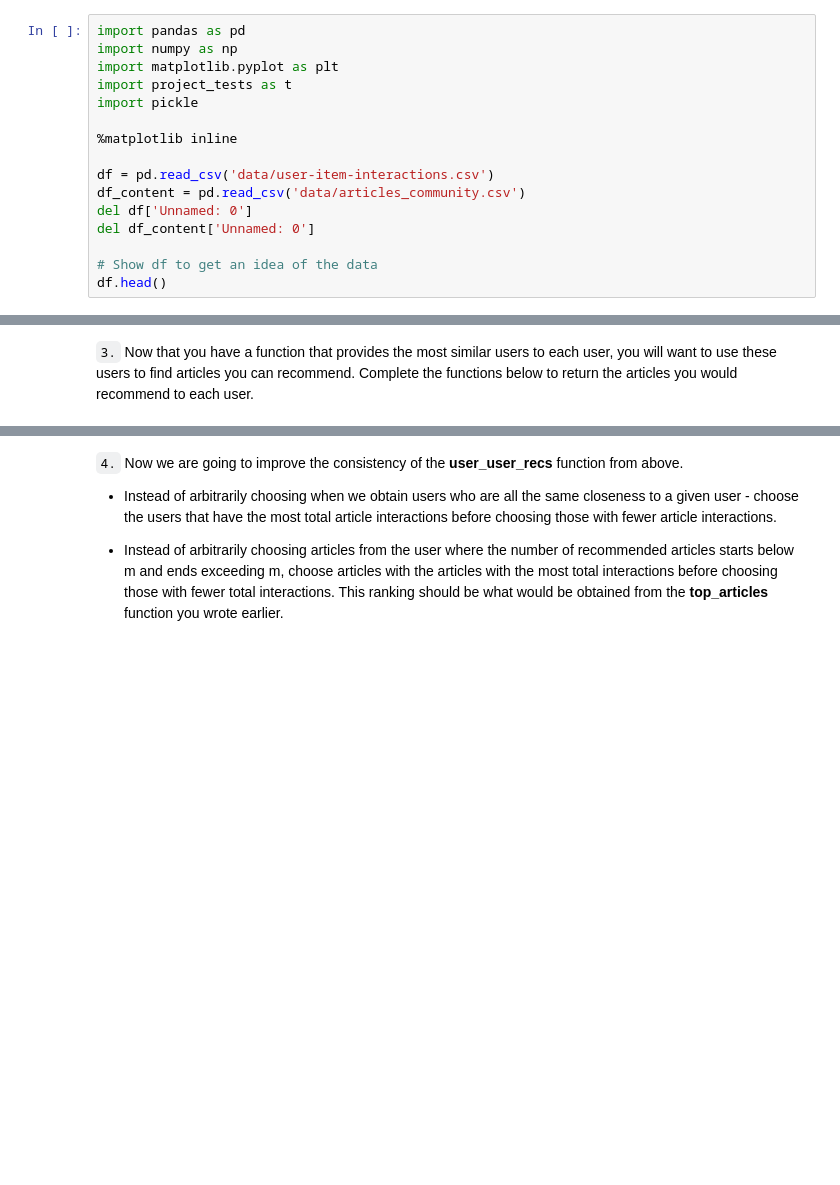
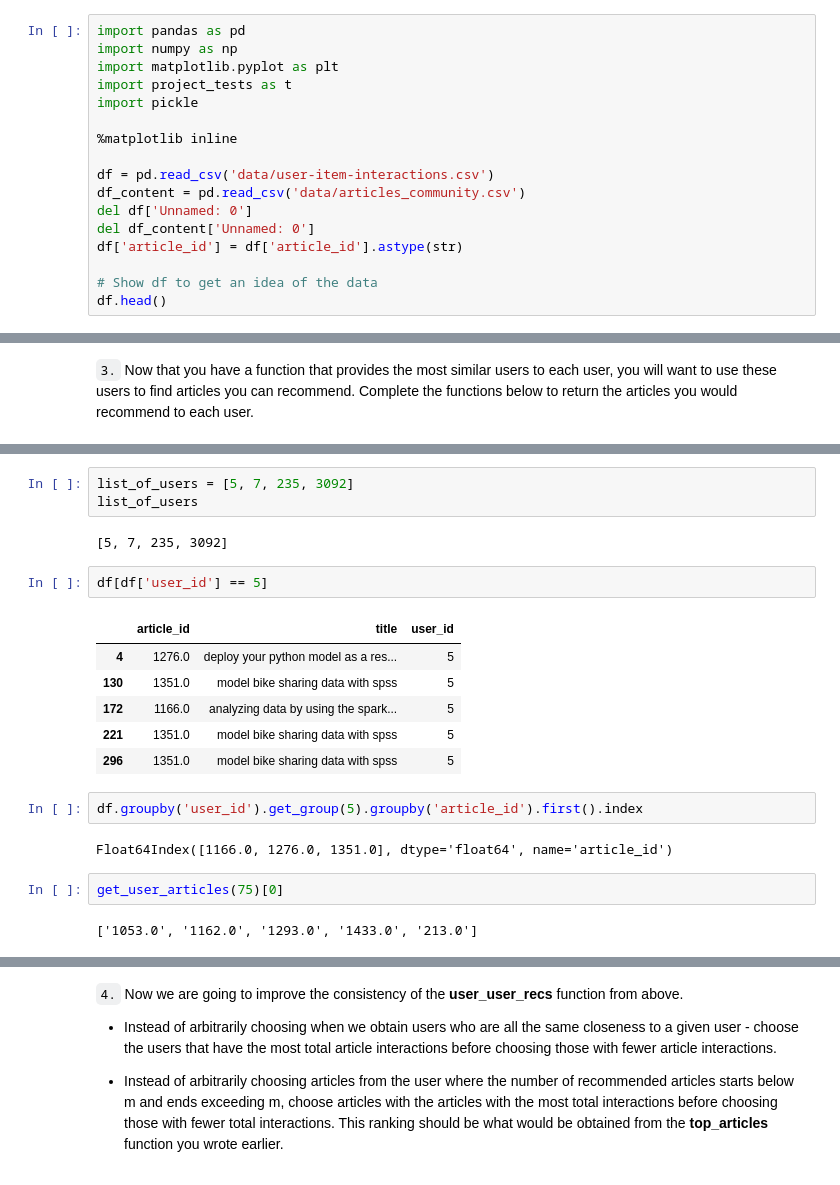
Before and after one commit to manifolded/right-article-right-reader, a Jupyter notebook: Recommendations_with_IBM.ipynb, the cells around one changed output, grey strips where cells are left out. Cells and saved outputs as stored; diff of their text form; blank space fills up the shorter version.

```diff
--- a/Recommendations_with_IBM.ipynb
+++ b/Recommendations_with_IBM.ipynb
@@ -32,6 +32,7 @@ df = pd.read_csv('data/user-item-interactions.csv')
 df_content = pd.read_csv('data/articles_community.csv')
 del df['Unnamed: 0']
 del df_content['Unnamed: 0']
+df['article_id'] = df['article_id'].astype(str)
 
 # Show df to get an idea of the data
 df.head()
@@ -453,0 +602,22 @@ def user_user_recs(user_id, m=10):
+# %%
+list_of_users = [5, 7, 235, 3092]
+list_of_users
+# %% [output]
+[5, 7, 235, 3092]
+# %%
+df[df['user_id'] == 5]
+# %% [output]
+|  | article_id | title | user_id |
+| 4 | 1276.0 | deploy your python model as a res... | 5 |
+| 130 | 1351.0 | model bike sharing data with spss | 5 |
+| 172 | 1166.0 | analyzing data by using the spark... | 5 |
+| 221 | 1351.0 | model bike sharing data with spss | 5 |
+| 296 | 1351.0 | model bike sharing data with spss | 5 |
+# %%
+df.groupby('user_id').get_group(5).groupby('article_id').first().index
+# %% [output]
+Float64Index([1166.0, 1276.0, 1351.0], dtype='float64', name='article_id')
+# %%
+get_user_articles(75)[0]
+# %% [output]
+['1053.0', '1162.0', '1293.0', '1433.0', '213.0']
```
Also changed, not shown: parts of 28 cells of this notebook.
